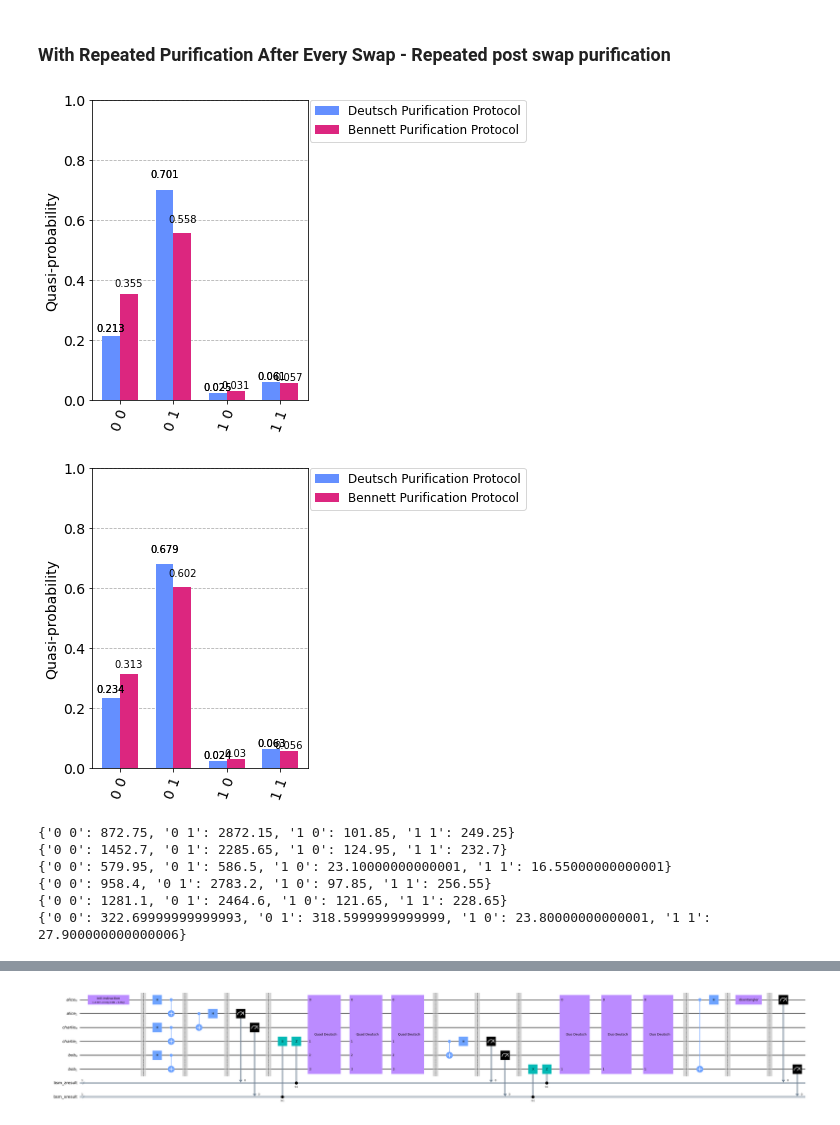
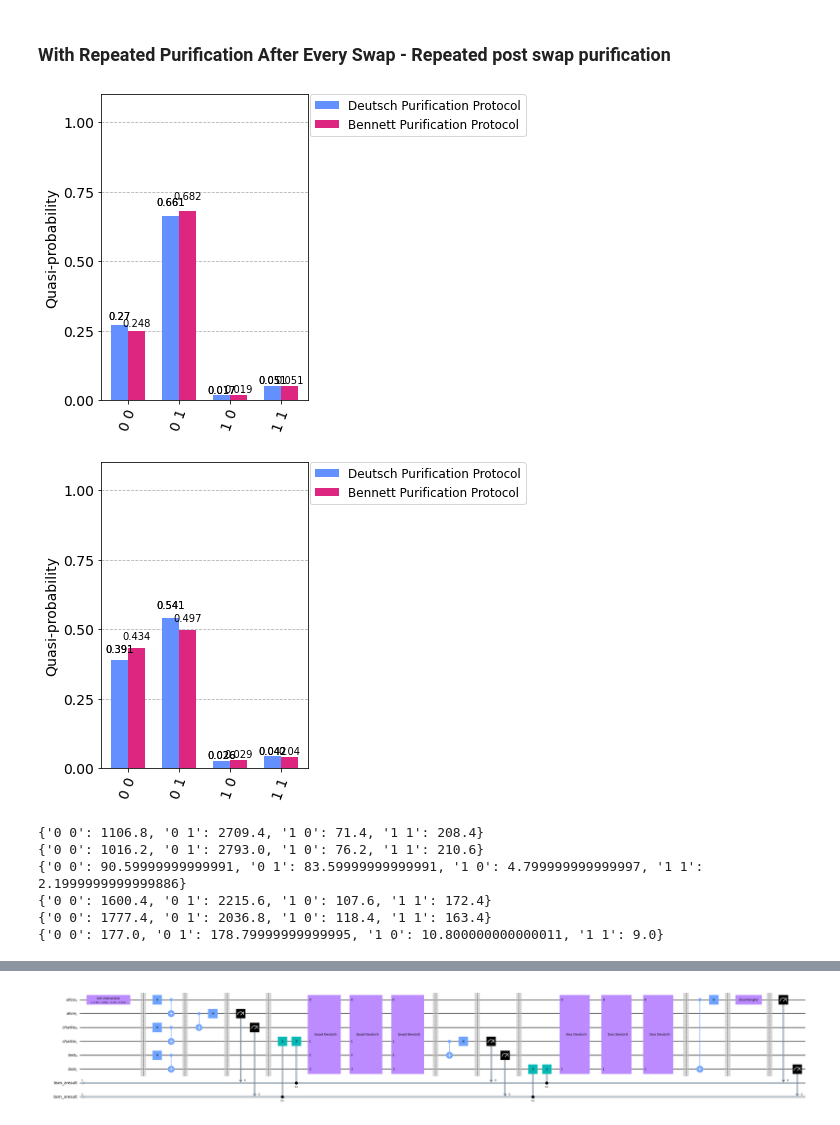
Before and after one commit to Phystro/Quantum-Repeater-Design, a Jupyter notebook: src/purification_optimization/qr_purification_optimization.ipynb, the cells around one changed output, grey strips where cells are left out. Cells and saved outputs as stored; diff of their text form; code cells hidden in the pictures.

```diff
--- a/src/purification_optimization/qr_purification_optimization.ipynb
+++ b/src/purification_optimization/qr_purification_optimization.ipynb
@@ -31,6 +31,6 @@ def get_device_noise_model() -> (AerSimulator, NoiseModel):
     return backend, noise_model
 # %%
 SHOTS = 4096
-ITERATIONS_TO_AVG = 20
+ITERATIONS_TO_AVG = 5
 backend, noise_model = get_device_noise_model()
 # %% [output]
@@ -206,7 +206,7 @@ qco: QuantumCircuitOperations = QuantumCircuitOperations(True)
 qns: QuantumNativeSimulations = QuantumNativeSimulations()
 qv: QuantumVisualizations = QuantumVisualizations()
 
-dict_counts: dict= {}
+# dict_counts: dict= {}
 # %%
 def deutsch_fidelity_analysis(strategy: str = None, optimization: int = 1) -> (QuantumCircuit, Counts) :
     alice: QuantumRegister = QuantumRegister(2, "alice")
@@ -309,7 +309,7 @@ def bennett_fidelity_analysis(strategy: str = None, optimization: int = 1) -> (Q
 
     qc: QuantumCircuit = QuantumCircuit(alice, charlie, bob, bsm_z, bsm_x)#, coz, cox)
 
-    dict_counts.clear()
+    # dict_counts.clear()
 
     psi: Statevector = qco.create_random_statevector(2)
     init_instruction: Initialize = Initialize(psi)
@@ -322,12 +322,12 @@ def bennett_fidelity_analysis(strategy: str = None, optimization: int = 1) -> (Q
     if strategy == "abpc" or strategy == "cust":
         qc.append( quad_bennett_purification(4), [alice[0], alice[1], charlie[0], charlie[1]] )
     # count after bell pair creation
-    qc_abpc, count_abpc = get_count_from_duplicate_circuit(qc, alice[0], alice[1], optimization)
-    dict_counts["abpc"] = count_abpc
+    # qc_abpc, count_abpc = get_count_from_duplicate_circuit(qc, alice[0], alice[1], optimization)
+    # dict_counts["abpc"] = count_abpc
 
     # count after entanglement after distribution/transmission
-    qc_dist, count_dist = get_count_from_duplicate_circuit(qc, alice[0], alice[1], optimization)
-    dict_counts["dist"] = count_dist
+    # qc_dist, count_dist = get_count_from_duplicate_circuit(qc, alice[0], alice[1], optimization)
+    # dict_counts["dist"] = count_dist
 
     # Swap Protocol Stage 1
     if strategy == "swapalt":
@@ -344,8 +344,8 @@ def bennett_fidelity_analysis(strategy: str = None, optimization: int = 1) -> (Q
             qc.append( quad_bennett_purification(4), [alice[0], charlie[1], bob[0], bob[1]] )
 
     # count after first stage swap
-    qc_aswap, count_aswap = get_count_from_duplicate_circuit(qc, alice[0], charlie[1], optimization)
-    dict_counts["aswap1"] = count_aswap
+    # qc_aswap, count_aswap = get_count_from_duplicate_circuit(qc, alice[0], charlie[1], optimization)
+    # dict_counts["aswap1"] = count_aswap
 
     # Swap Protocol Stage 2
     if strategy == "swapalt":
@@ -362,8 +362,8 @@ def bennett_fidelity_analysis(strategy: str = None, optimization: int = 1) -> (Q
             qc.append( duo_bennett_purification(2), [alice[0], bob[1]] )
 
     # count after second stage swap
-    qc_aswap, count_aswap = get_count_from_duplicate_circuit(qc, alice[0], bob[1], optimization)
-    dict_counts["aswap2"] = count_aswap
+    # qc_aswap, count_aswap = get_count_from_duplicate_circuit(qc, alice[0], bob[1], optimization)
+    # dict_counts["aswap2"] = count_aswap
 
     qc.barrier()
     qc.cx(alice[0], bob[1])
@@ -380,7 +380,7 @@ def bennett_fidelity_analysis(strategy: str = None, optimization: int = 1) -> (Q
     qc.measure(bob[1], bsm_x)#cox)
 
     counts: Counts = qns.qasm_sim(qc, optimization)
-    dict_counts["count_end"] = counts
+    # dict_counts["count_end"] = counts
 
     return (qc, counts)
 # %% [markdown]
@@ -675,47 +685,47 @@ dcounts1 = dict( pd.DataFrame(d1).mean() )
 bcounts1 = dict( pd.DataFrame(b1).mean() )
 dcounts3 = dict( pd.DataFrame(d3).mean() )
 bcounts3 = dict( pd.DataFrame(b3).mean() )
 
-ddict_fids_swaploop: dict = get_fidelities_dict(dict_counts)
-bdict_fids_swaploop: dict = get_fidelities_dict(dict_counts)
+# ddict_fids_swaploop: dict = get_fidelities_dict(dict_counts)
+# bdict_fids_swaploop: dict = get_fidelities_dict(dict_counts)
 
-ddict_fids_swaploop: dict = get_fidelities_dict(dict_counts)
-bdict_fids_swaploop: dict = get_fidelities_dict(dict_counts)
+# ddict_fids_swaploop: dict = get_fidelities_dict(dict_counts)
+# bdict_fids_swaploop: dict = get_fidelities_dict(dict_counts)
 
 dcounts1 = dict(sorted(dcounts1.items()))
 bcounts1 = dict(sorted(bcounts1.items()))
 dcounts3 = dict(sorted(dcounts3.items()))
 bcounts3 = dict(sorted(bcounts3.items()))
 
 dres1 = { key: abs( dcounts1[key] - bcounts1.get(key, 0) ) for key in dcounts1.keys() }
 dres3 = { key: abs( dcounts3[key] - bcounts3.get(key, 0) ) for key in dcounts3.keys() }
 
 legend = ["Deutsch Purification Protocol", "Bennett Purification Protocol"]
 d = plot_histogram([dcounts1, bcounts1], legend=legend)#, title="Testing Purification Protocols Under Light Optimization Scheme")
 b = plot_histogram([dcounts3, bcounts3], legend=legend)#, title="Testing Purification Protocols Under Heavier Optimization Scheme")
 
 dx = d.axes[0]
 bx = b.axes[0]
-dx.set_ylim(0, 1)
-bx.set_ylim(0, 1)
+dx.set_ylim(0, 1.1)
+bx.set_ylim(0, 1.1)
 
 display(d, b)
 
 print(dcounts1)
 print(bcounts1)
 print(dres1)
 print(dcounts3)
 print(bcounts3)
 print(dres3)
 # %% [output]
-[figure, old version]
+[figure, new version]
-[figure, old version]
+[figure, new version]
-{'0 0': 872.75, '0 1': 2872.15, '1 0': 101.85, '1 1': 249.25}
-{'0 0': 1452.7, '0 1': 2285.65, '1 0': 124.95, '1 1': 232.7}
-{'0 0': 579.95, '0 1': 586.5, '1 0': 23.10000000000001, '1 1': 16.55000000000001}
-{'0 0': 958.4, '0 1': 2783.2, '1 0': 97.85, '1 1': 256.55}
-{'0 0': 1281.1, '0 1': 2464.6, '1 0': 121.65, '1 1': 228.65}
-{'0 0': 322.69999999999993, '0 1': 318.5999999999999, '1 0': 23.80000000000001, '1 1': 27.900000000000006}
+{'0 0': 1106.8, '0 1': 2709.4, '1 0': 71.4, '1 1': 208.4}
+{'0 0': 1016.2, '0 1': 2793.0, '1 0': 76.2, '1 1': 210.6}
+{'0 0': 90.59999999999991, '0 1': 83.59999999999991, '1 0': 4.799999999999997, '1 1': 2.1999999999999886}
+{'0 0': 1600.4, '0 1': 2215.6, '1 0': 107.6, '1 1': 172.4}
+{'0 0': 1777.4, '0 1': 2036.8, '1 0': 118.4, '1 1': 163.4}
+{'0 0': 177.0, '0 1': 178.79999999999995, '1 0': 10.800000000000011, '1 1': 9.0}
 # %%
 d.savefig("po_repeated_post_swap_light_opt_test.jpg", dpi=500)
 b.savefig("po_repeated_post_swap_heavy_opt_test.jpg", dpi=500)
```
Also changed, not shown: parts of 15 cells of this notebook.
